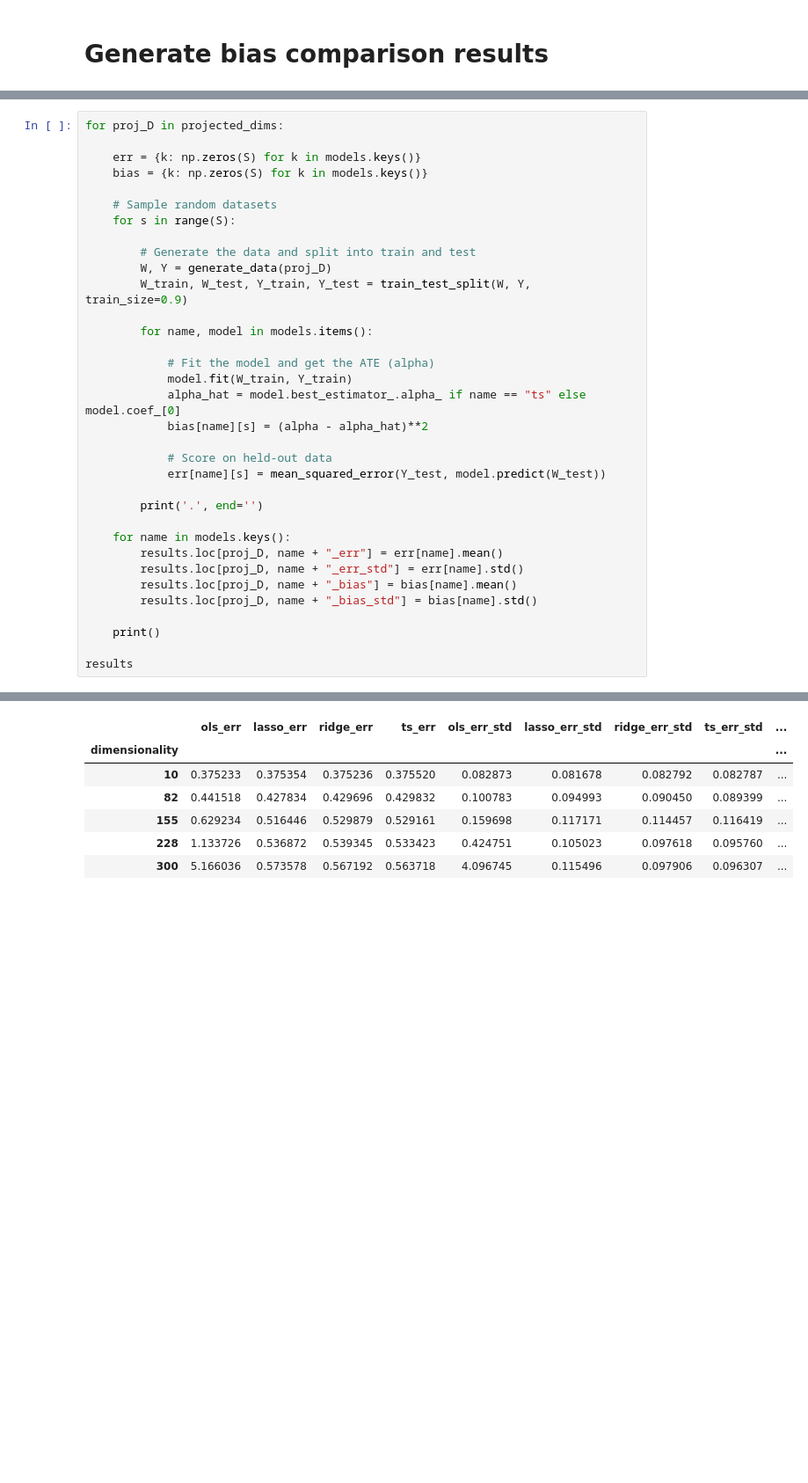
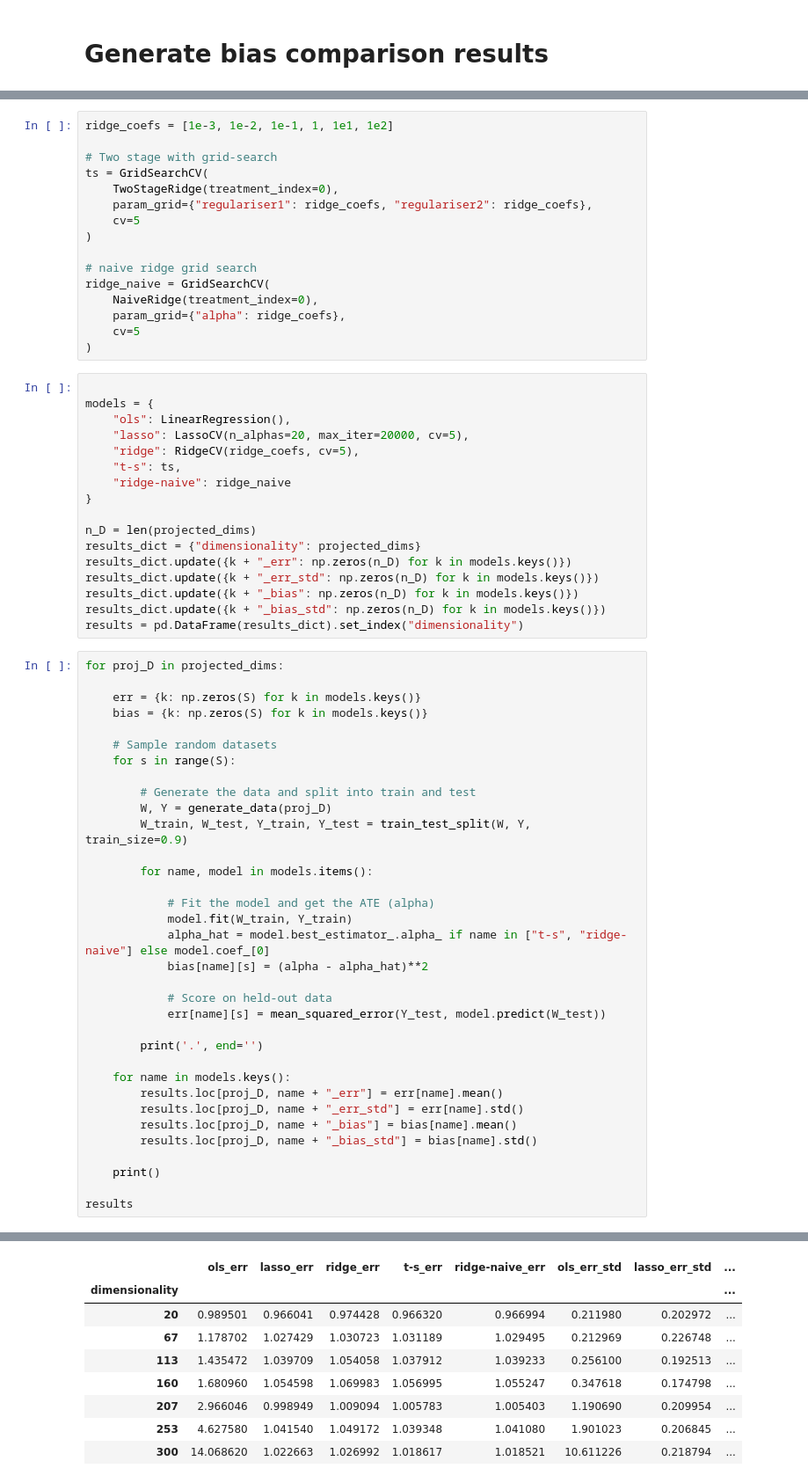
Before and after one commit to gradientinstitute/twostageridge, a Jupyter notebook: notebooks/dimensionality_effect.ipynb, the cells around one changed output, grey strips where cells are left out. Shown at 88% size. Saved outputs shown, nothing was run; the diff lists cells and outputs as text; blank space fills up the shorter version.

```diff
--- a/notebooks/dimensionality_effect.ipynb
+++ b/notebooks/dimensionality_effect.ipynb
@@ -90,3 +135,36 @@ results = pd.DataFrame(results_dict).set_index("dimensionality")
+# %%
+ridge_coefs = [1e-3, 1e-2, 1e-1, 1, 1e1, 1e2]
+
+# Two stage with grid-search
+ts = GridSearchCV(
+    TwoStageRidge(treatment_index=0),
+    param_grid={"regulariser1": ridge_coefs, "regulariser2": ridge_coefs},
+    cv=5
+)
+
+# naive ridge grid search
+ridge_naive = GridSearchCV(
+    NaiveRidge(treatment_index=0),
+    param_grid={"alpha": ridge_coefs},
+    cv=5
+)
+# %%
+
+models = {
+    "ols": LinearRegression(),
+    "lasso": LassoCV(n_alphas=20, max_iter=20000, cv=5),
+    "ridge": RidgeCV(ridge_coefs, cv=5),
+    "t-s": ts,
+    "ridge-naive": ridge_naive
+}
+
+n_D = len(projected_dims)
+results_dict = {"dimensionality": projected_dims}
+results_dict.update({k + "_err": np.zeros(n_D) for k in models.keys()})
+results_dict.update({k + "_err_std": np.zeros(n_D) for k in models.keys()})
+results_dict.update({k + "_bias": np.zeros(n_D) for k in models.keys()})
+results_dict.update({k + "_bias_std": np.zeros(n_D) for k in models.keys()})
+results = pd.DataFrame(results_dict).set_index("dimensionality")
 # %%
 for proj_D in projected_dims:
 
@@ -104,7 +182,7 @@ for proj_D in projected_dims:
 
             # Fit the model and get the ATE (alpha)
             model.fit(W_train, Y_train)
-            alpha_hat = model.best_estimator_.alpha_ if name == "ts" else model.coef_[0]
+            alpha_hat = model.best_estimator_.alpha_ if name in ["t-s", "ridge-naive"] else model.coef_[0]
             bias[name][s] = (alpha - alpha_hat)**2
 
             # Score on held-out data
@@ -130,7 +210,9 @@ results
-|  | ols_err | lasso_err | ridge_err | ts_err | ols_err_std | lasso_err_std | ridge_err_std | ts_err_std | ... |
-| dimensionality |  |  |  |  |  |  |  |  | ... |
-| 10 | 0.375233 | 0.375354 | 0.375236 | 0.375520 | 0.082873 | 0.081678 | 0.082792 | 0.082787 | ... |
-| 82 | 0.441518 | 0.427834 | 0.429696 | 0.429832 | 0.100783 | 0.094993 | 0.090450 | 0.089399 | ... |
-| 155 | 0.629234 | 0.516446 | 0.529879 | 0.529161 | 0.159698 | 0.117171 | 0.114457 | 0.116419 | ... |
-| 228 | 1.133726 | 0.536872 | 0.539345 | 0.533423 | 0.424751 | 0.105023 | 0.097618 | 0.095760 | ... |
-| 300 | 5.166036 | 0.573578 | 0.567192 | 0.563718 | 4.096745 | 0.115496 | 0.097906 | 0.096307 | ... |
+|  | ols_err | lasso_err | ridge_err | t-s_err | ridge-naive_err | ols_err_std | lasso_err_std | ... |
+| dimensionality |  |  |  |  |  |  |  | ... |
+| 20 | 0.989501 | 0.966041 | 0.974428 | 0.966320 | 0.966994 | 0.211980 | 0.202972 | ... |
+| 67 | 1.178702 | 1.027429 | 1.030723 | 1.031189 | 1.029495 | 0.212969 | 0.226748 | ... |
+| 113 | 1.435472 | 1.039709 | 1.054058 | 1.037912 | 1.039233 | 0.256100 | 0.192513 | ... |
+| 160 | 1.680960 | 1.054598 | 1.069983 | 1.056995 | 1.055247 | 0.347618 | 0.174798 | ... |
+| 207 | 2.966046 | 0.998949 | 1.009094 | 1.005783 | 1.005403 | 1.190690 | 0.209954 | ... |
+| 253 | 4.627580 | 1.041540 | 1.049172 | 1.039348 | 1.041080 | 1.901023 | 0.206845 | ... |
+| 300 | 14.068620 | 1.022663 | 1.026992 | 1.018617 | 1.018521 | 10.611226 | 0.218794 | ... |
```
Also changed, not shown: parts of 10 cells of this notebook.
